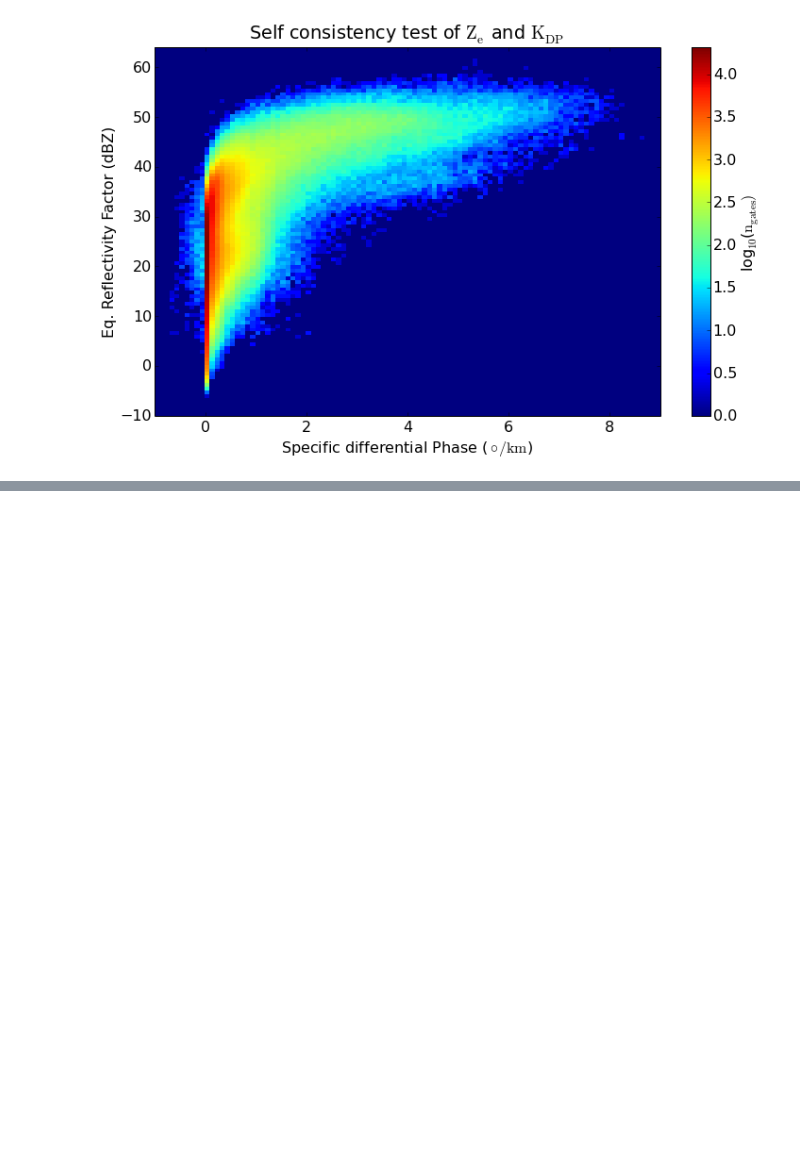
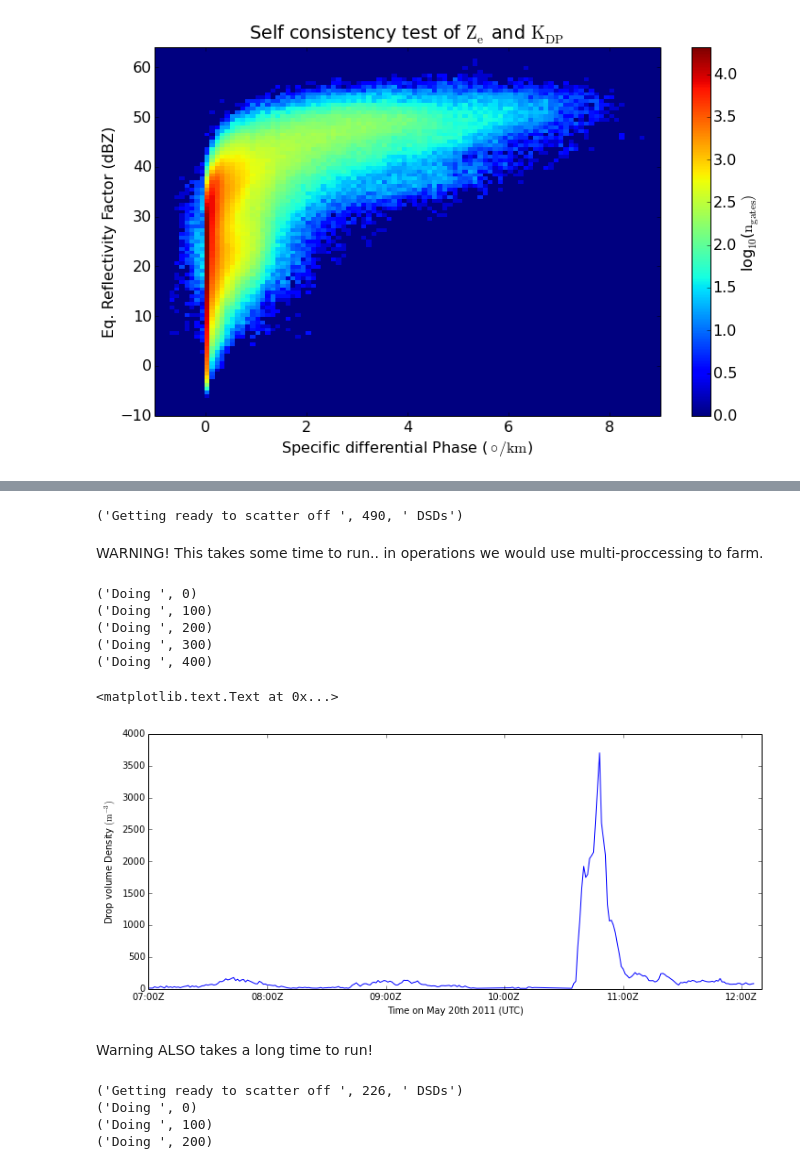
Before and after one commit to scollis/notebooks, a Jupyter notebook: C-SAPR Self Consistency test plus T-Matrix.ipynb, the cells around one changed output, grey strips where cells are left out. Cells and saved outputs as stored; diff of their text form; code cells hidden in the pictures; blank space fills up the shorter version.

```diff
--- a/C-SAPR Self Consistency test plus T-Matrix.ipynb
+++ b/C-SAPR Self Consistency test plus T-Matrix.ipynb
@@ -183,0 +254,46 @@ title.set_y(1.01)
+# %%
+good_returns=np.where(rwc > 1.0)[0]
+n_dsds=len(good_returns)
+print('Getting ready to scatter off ',n_dsds,' DSDs')
+# %% [output]
+('Getting ready to scatter off ', 490, ' DSDs')
+# %% [markdown]
+WARNING! This takes some time to run.. in operations we would use multi-proccessing to farm.
+# %%
+z2dvd = np.zeros(n_dsds)
+kdp2dvd = np.zeros(n_dsds)
+zdr2dvd = np.zeros(n_dsds)
+A2dvd = np.zeros(n_dsds)
+j = 0
+for i in good_returns:
+    if j%100 == 0:
+        print('Doing ', j)
+    z2dvd[j],zdr2dvd[j],kdp2dvd[j],A2dvd[j] = scatter_off_2dvd(diameters, densities[i,:])
+    j= j + 1
+# %% [output]
+('Doing ', 0)
+('Doing ', 100)
+('Doing ', 200)
+('Doing ', 300)
+('Doing ', 400)
+# %%
+drop_density=np.array([integrate.trapz(p2_dsds[i,:], x=p2_diams) for i in range(p2_dsds.shape[0])])
+time1=mdates.datestr2num('20110520 0700')
+time2=mdates.datestr2num('20110520 1210')
+
+hours = mdates.HourLocator()
+tFmt = mdates.DateFormatter('%H:%MZ')
+f = plt.figure(figsize=[12,5])
+plt.plot(mdates.date2num(p2_dates),drop_density)
+ax = plt.gca()
+plt.ylabel('Drop volume Density $\mathrm{(m^{-3})}$')
+ax.xaxis_date()
+ax.xaxis.set_major_locator(hours)
+ax.xaxis.set_major_formatter(tFmt)
+ax.set_xlim([time1, time2])
+plt.xlabel('Time on May 20th 2011 (UTC)')
+# %% [output]
+<matplotlib.text.Text at 0x...>
+[figure, added]
+# %% [markdown]
+Warning ALSO takes a long time to run!
@@ -183,0 +304,16 @@ title.set_y(1.01)
+# %%
+zp2 = np.zeros(n_dsds_p2)
+kdpp2= np.zeros(n_dsds_p2)
+zdrp2 = np.zeros(n_dsds_p2)
+Ap2 = np.zeros(n_dsds_p2)
+j = 0
+for i in good_returns_p2:
+    if j%100 == 0:
+        print('Doing ', j)
+    zp2[j],zdrp2[j],kdpp2[j],Ap2[j] = scatter_off_2dvd(p2_diams, p2_dsds[i,:])
+    j= j + 1
+# %% [output]
+('Getting ready to scatter off ', 226, ' DSDs')
+('Doing ', 0)
+('Doing ', 100)
+('Doing ', 200)
```
Also changed, not shown: parts of 19 cells of this notebook.
